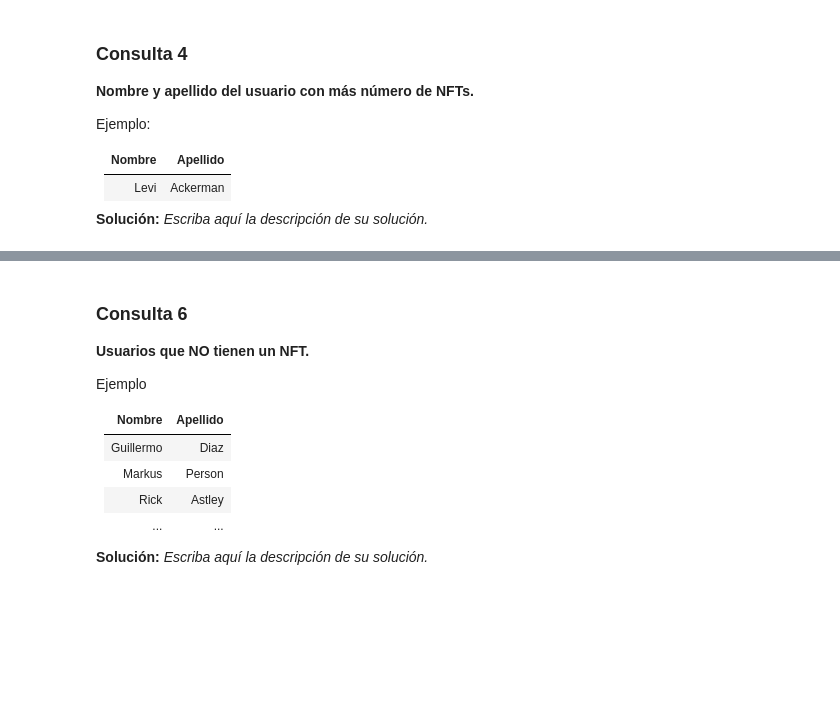
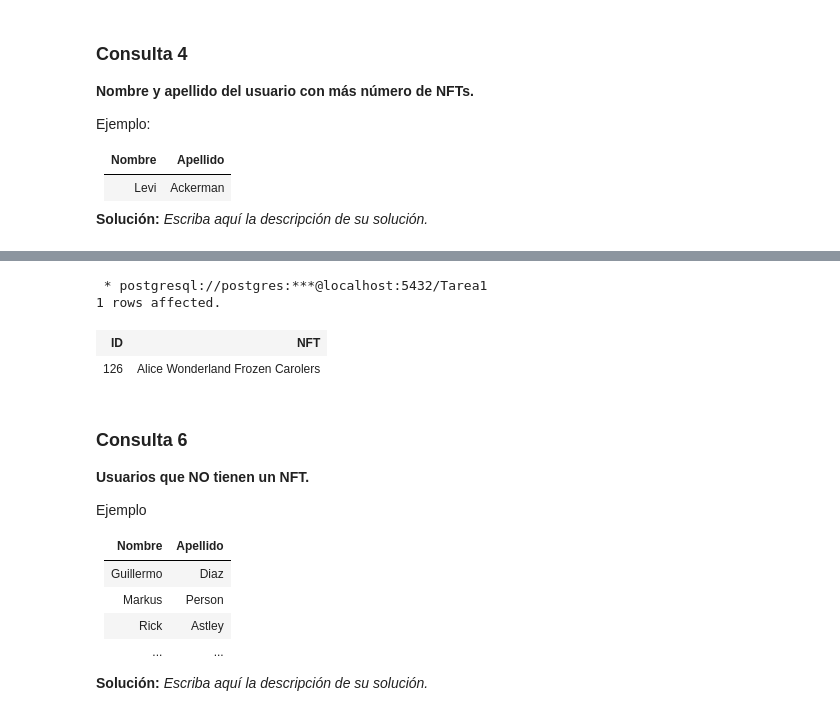
Before and after one commit to JoaquinPabst/Tareas-Grupo7, a Jupyter notebook: Tarea-1-Grupo7/Tarea1_Grupo7.ipynb, the cells around one changed output, grey strips where cells are left out. Cells and saved outputs as stored; diff of their text form; code cells hidden in the pictures; blank space fills up the shorter version.

```diff
--- a/Tarea-1-Grupo7/Tarea1_Grupo7.ipynb
+++ b/Tarea-1-Grupo7/Tarea1_Grupo7.ipynb
@@ -433,3 +453,22 @@ WHERE
+# %%
+%%sql
+SELECT
+    nft.id_nft AS "ID",
+    nft.nombre AS "NFT"
+FROM
+    nft INNER JOIN precio_nft
+ON
+    precio_nft.id_nft = nft.id_nft
+GROUP BY
+    nft.id_nft
+ORDER BY
+    COUNT(precio) DESC
+LIMIT 1;
+# %% [output]
+ * postgresql://postgres:***@localhost:5432/Tarea1
+1 rows affected.
+| ID | NFT |
+| 126 | Alice Wonderland Frozen Carolers |
 # %% [markdown]
 ### Consulta 6
 **Usuarios que NO tienen un NFT.**
```
Also changed, not shown: parts of 13 cells of this notebook.
